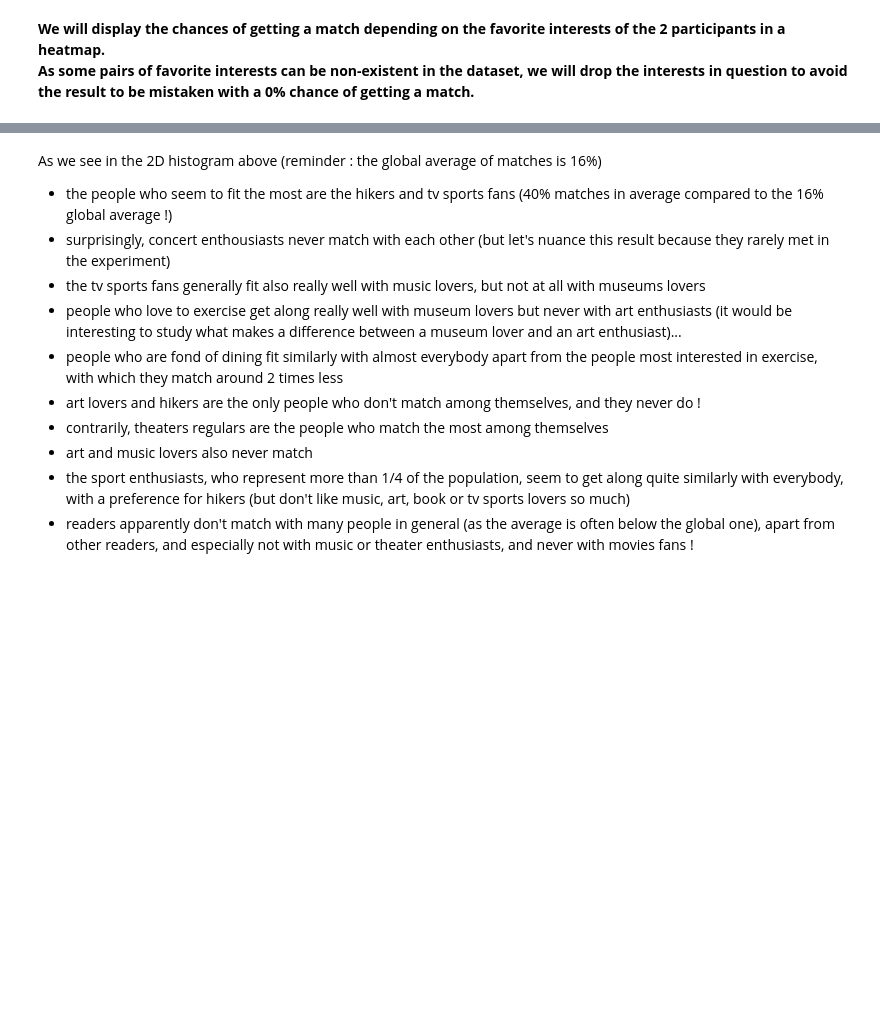
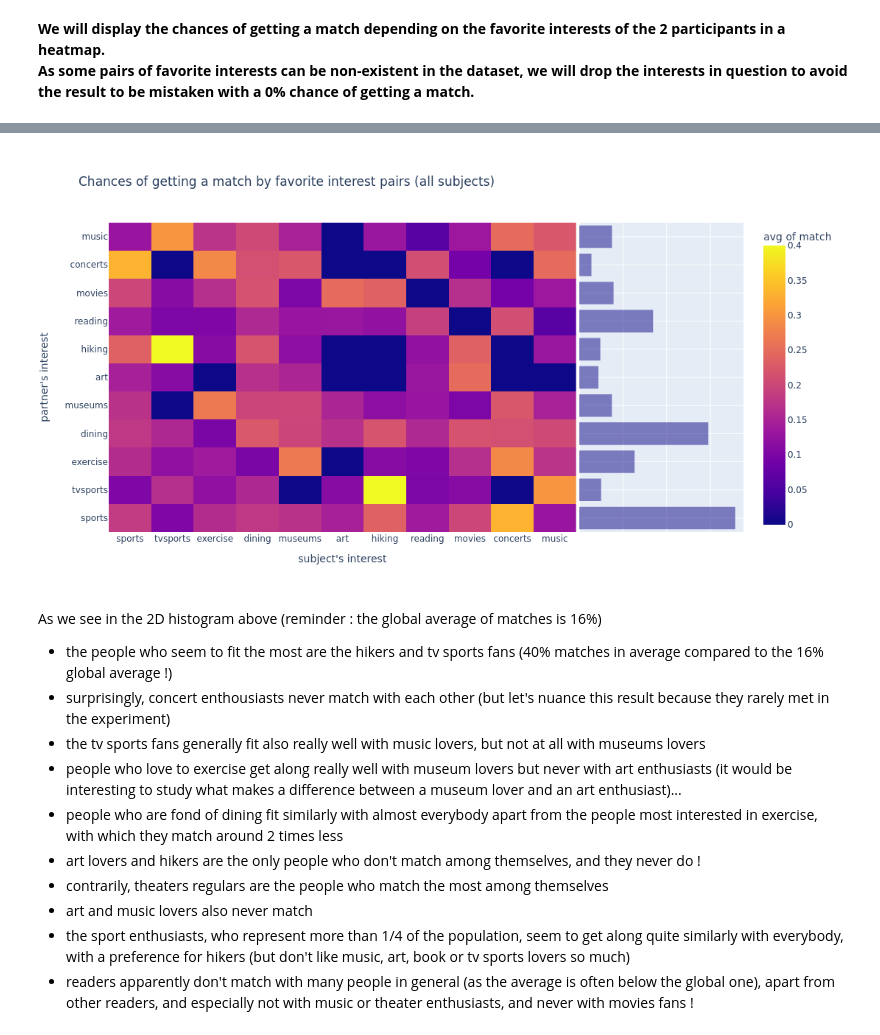
Before and after one commit to Acsts/EDA--Speed_Dating_Experiment, a Jupyter notebook: Project-Speed_Dating.ipynb, the cells around one changed output, grey strips where cells are left out. Cells and saved outputs as stored; diff of their text form; code cells hidden in the pictures; blank space fills up the shorter version.

```diff
--- a/Project-Speed_Dating.ipynb
+++ b/Project-Speed_Dating.ipynb
@@ -582,10 +1035,14 @@ df_favorite_interests
 # %%
-display(px.density_heatmap(df_favorite_interests, x = "subject's interest", y = "partner's interest", z = 'match', histfunc = "avg",
+interest_pairs_fig = px.density_heatmap(df_favorite_interests, x = "subject's interest", y = "partner's interest", z = 'match', histfunc = "avg",
                            category_orders = {"subject's interest" : interests_list,
                                               "partner's interest" : list(reversed(interests_list))}, #reversed(<list>) returns an iterator that needs to be converted to a list
                            marginal_y = 'histogram',
                            range_color = [0,df_favorite_interests.groupby(["subject's interest", "partner's interest"])['match'].mean().max()],
-                           title = "Chances of getting a match by favorite interest pairs (all subjects)", height = 600, width = 1100))
+                           title = "Chances of getting a match by favorite interest pairs (all subjects)", height = 600, width = 1100)
+
+interest_pairs_fig.show()
+# %% [output]
+[figure, added]
 # %% [markdown]
 As we see in the 2D histogram above (reminder : the global average of matches is 16%)
 - the people who seem to fit the most are the hikers and tv sports fans (40% matches in average compared to the 16% global average !)
```
Also changed, not shown: parts of 48 cells of this notebook, 2 other files.
